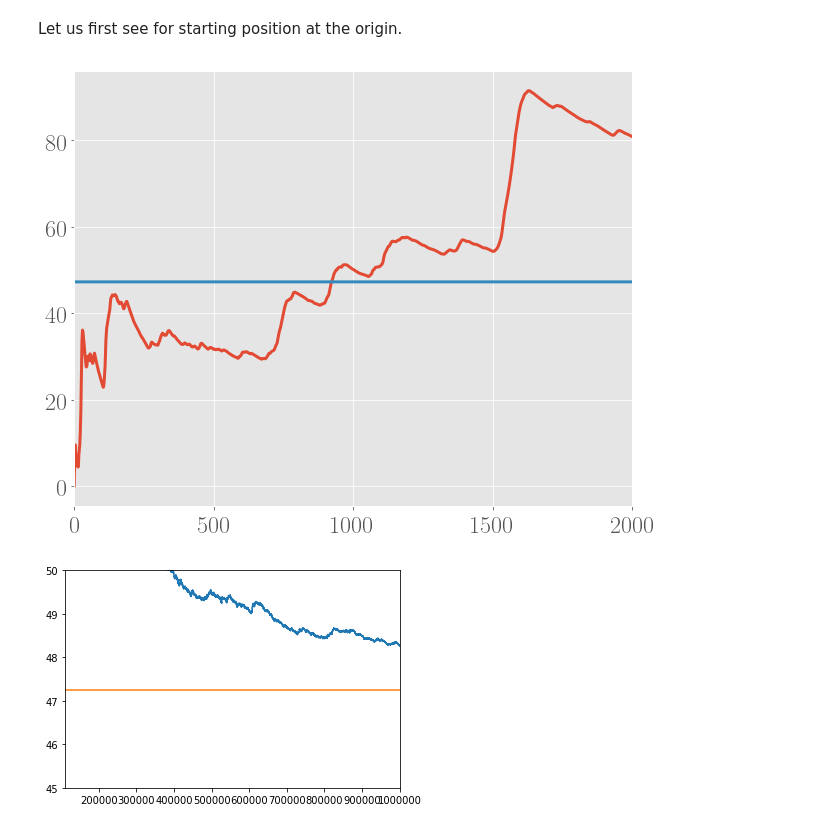
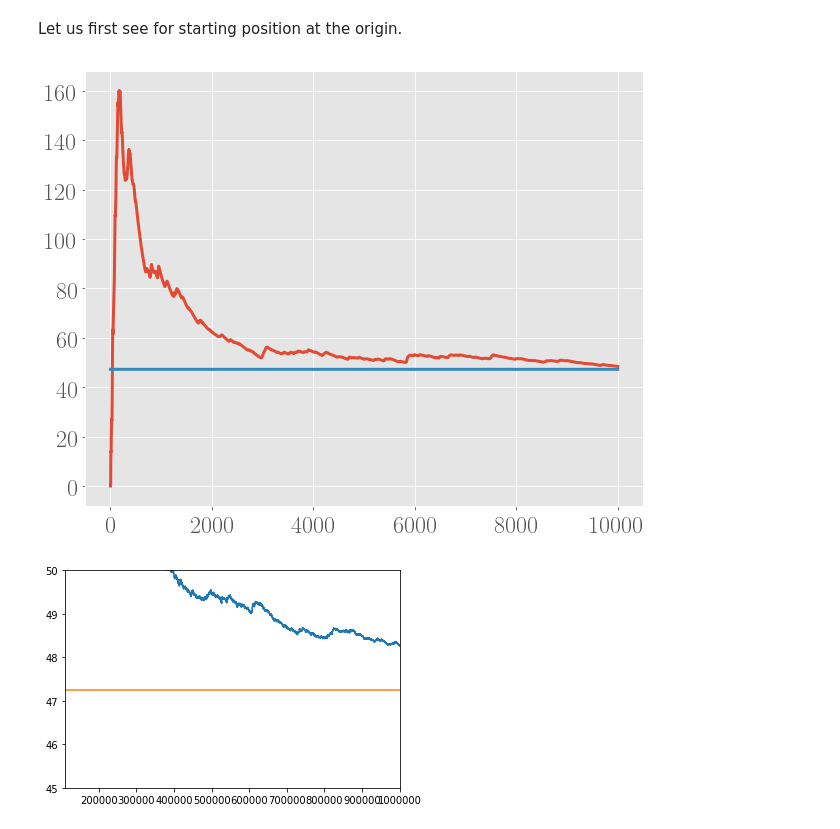
Before and after one commit to ThibeauWouters/Monte-Carlo-Simulations, a Jupyter notebook: 4_Monte_Carlo_Integration_(II).ipynb, the cells around one changed output. Drawn from its saved outputs; the diff is of its cells as text; code cells hidden in the pictures.

```diff
--- a/4_Monte_Carlo_Integration_(II).ipynb
+++ b/4_Monte_Carlo_Integration_(II).ipynb
@@ -328,10 +334,10 @@ I = steps_integral(nstep, h)
 # %%
 plt.plot(I)
 plt.plot([exact for i in range(nstep)])
-plt.xlim(0, 2000)
+#plt.xlim(0, 2000)
 plt.show()
 # %% [output]
-[figure, old version]
+[figure, new version]
 # %%
 nstep = 10**6; h = 1
 start_pos = np.array([10, 10, 10])
```
Also changed, not shown: parts of 5 cells of this notebook, 2 other files.
